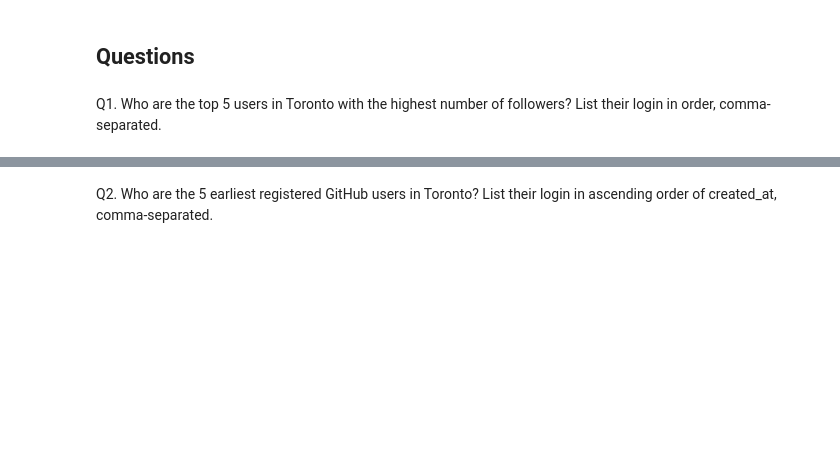
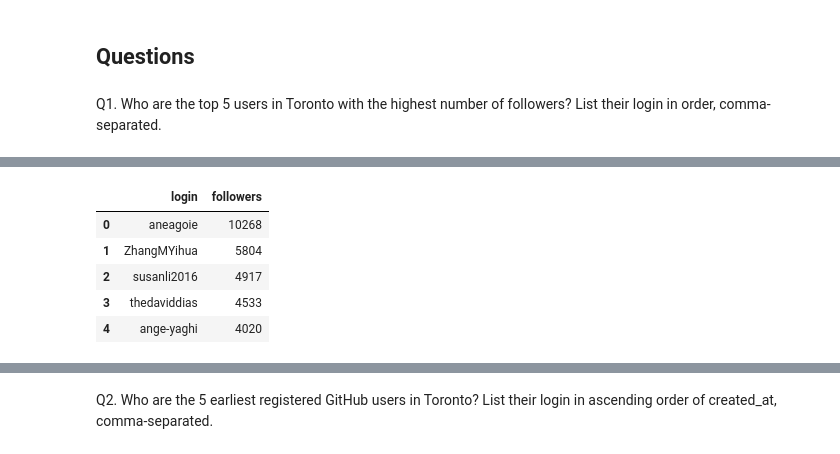
Before and after one commit to 22f3001905/tds-project-1-github-users-repos, a Jupyter notebook: notebook.ipynb, the cells around one changed output, grey strips where cells are left out. Saved outputs shown, nothing was run; the diff lists cells and outputs as text; code cells hidden in the pictures; blank space fills up the shorter version.

```diff
--- a/notebook.ipynb
+++ b/notebook.ipynb
@@ -246,2 +378,11 @@ users_df.head()
+# %%
+users_df.nlargest(n=5, columns='followers')[['login', 'followers']]
+# %% [output]
+|  | login | followers |
+| 0 | aneagoie | 10268 |
+| 1 | ZhangMYihua | 5804 |
+| 2 | susanli2016 | 4917 |
+| 3 | thedaviddias | 4533 |
+| 4 | ange-yaghi | 4020 |
 # %%
 ','.join(users_df.nlargest(n=5, columns='followers')['login'].to_list())
```
Also changed, not shown: parts of 63 cells of this notebook, 4 other files.
